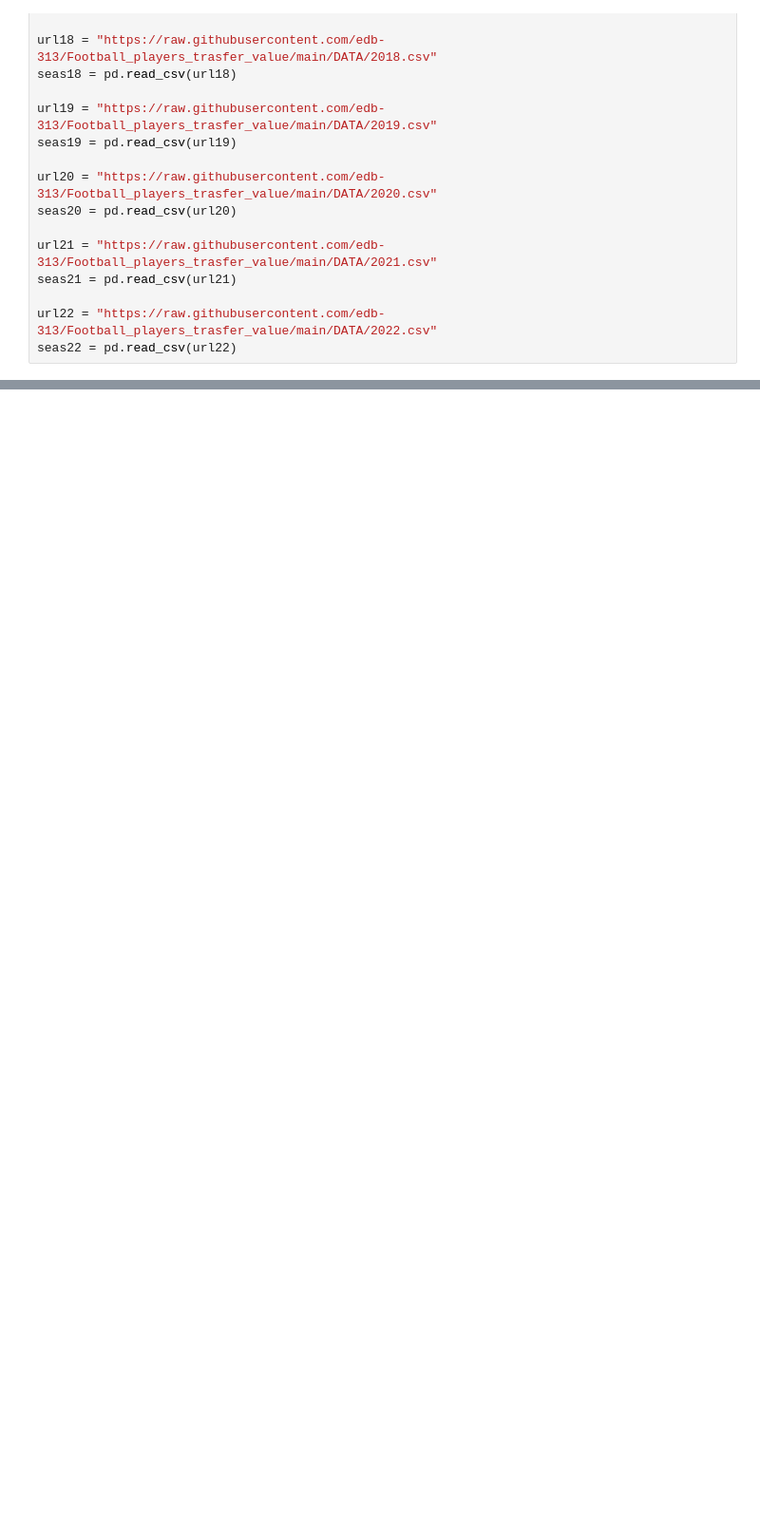
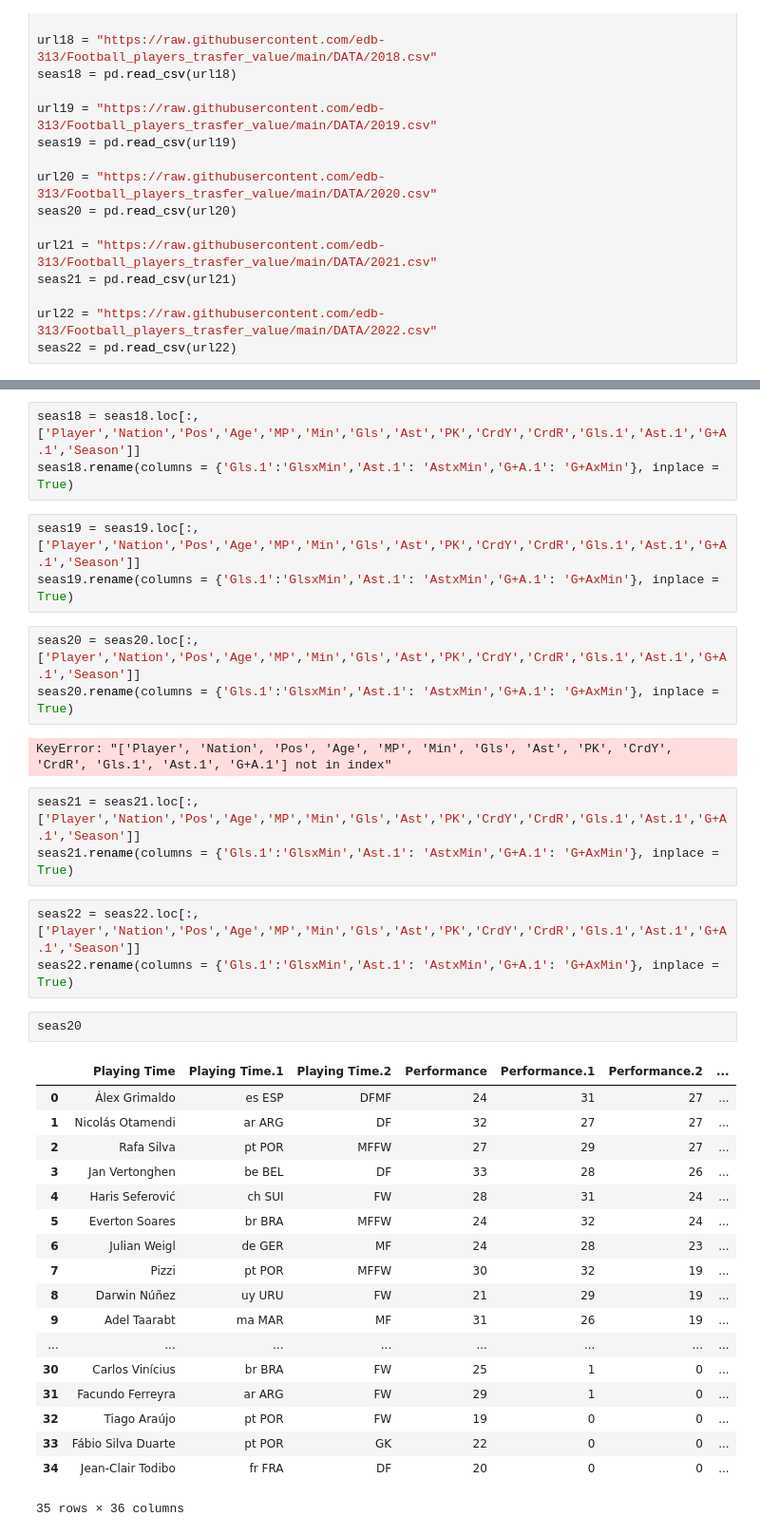
Before and after one commit to edb-313/Football_players_trasfer_value, a Jupyter notebook: Main.ipynb, the cells around one changed output, grey strips where cells are left out. Shown: that part at 95% size. Saved outputs shown, nothing was run; the diff lists cells and outputs as text; blank space fills up the shorter version.

Commit message:
Deleted Columns

```diff
--- a/Main.ipynb
+++ b/Main.ipynb
@@ -89,0 +122,38 @@ seas08
+# %%
+seas18 = seas18.loc[:,['Player','Nation','Pos','Age','MP','Min','Gls','Ast','PK','CrdY','CrdR','Gls.1','Ast.1','G+A.1','Season']]
+seas18.rename(columns = {'Gls.1':'GlsxMin','Ast.1': 'AstxMin','G+A.1': 'G+AxMin'}, inplace = True)
+# %%
+seas19 = seas19.loc[:,['Player','Nation','Pos','Age','MP','Min','Gls','Ast','PK','CrdY','CrdR','Gls.1','Ast.1','G+A.1','Season']]
+seas19.rename(columns = {'Gls.1':'GlsxMin','Ast.1': 'AstxMin','G+A.1': 'G+AxMin'}, inplace = True)
+# %%
+seas20 = seas20.loc[:,['Player','Nation','Pos','Age','MP','Min','Gls','Ast','PK','CrdY','CrdR','Gls.1','Ast.1','G+A.1','Season']]
+seas20.rename(columns = {'Gls.1':'GlsxMin','Ast.1': 'AstxMin','G+A.1': 'G+AxMin'}, inplace = True)
+# %% [output]
+KeyError: "['Player', 'Nation', 'Pos', 'Age', 'MP', 'Min', 'Gls', 'Ast', 'PK', 'CrdY', 'CrdR', 'Gls.1', 'Ast.1', 'G+A.1'] not in index"
+# %%
+seas21 = seas21.loc[:,['Player','Nation','Pos','Age','MP','Min','Gls','Ast','PK','CrdY','CrdR','Gls.1','Ast.1','G+A.1','Season']]
+seas21.rename(columns = {'Gls.1':'GlsxMin','Ast.1': 'AstxMin','G+A.1': 'G+AxMin'}, inplace = True)
+# %%
+seas22 = seas22.loc[:,['Player','Nation','Pos','Age','MP','Min','Gls','Ast','PK','CrdY','CrdR','Gls.1','Ast.1','G+A.1','Season']]
+seas22.rename(columns = {'Gls.1':'GlsxMin','Ast.1': 'AstxMin','G+A.1': 'G+AxMin'}, inplace = True)
+# %%
+seas20
+# %% [output]
+|  | Playing Time | Playing Time.1 | Playing Time.2 | Performance | Performance.1 | Performance.2 | ... |
+| 0 | Álex Grimaldo | es ESP | DFMF | 24 | 31 | 27 | ... |
+| 1 | Nicolás Otamendi | ar ARG | DF | 32 | 27 | 27 | ... |
+| 2 | Rafa Silva | pt POR | MFFW | 27 | 29 | 27 | ... |
+| 3 | Jan Vertonghen | be BEL | DF | 33 | 28 | 26 | ... |
+| 4 | Haris Seferović | ch SUI | FW | 28 | 31 | 24 | ... |
+| 5 | Everton Soares | br BRA | MFFW | 24 | 32 | 24 | ... |
+| 6 | Julian Weigl | de GER | MF | 24 | 28 | 23 | ... |
+| 7 | Pizzi | pt POR | MFFW | 30 | 32 | 19 | ... |
+| 8 | Darwin Núñez | uy URU | FW | 21 | 29 | 19 | ... |
+| 9 | Adel Taarabt | ma MAR | MF | 31 | 26 | 19 | ... |
+| ... | ... | ... | ... | ... | ... | ... | ... |
+| 30 | Carlos Vinícius | br BRA | FW | 25 | 1 | 0 | ... |
+| 31 | Facundo Ferreyra | ar ARG | FW | 29 | 1 | 0 | ... |
+| 32 | Tiago Araújo | pt POR | FW | 19 | 0 | 0 | ... |
+| 33 | Fábio Silva Duarte | pt POR | GK | 22 | 0 | 0 | ... |
+| 34 | Jean-Clair Todibo | fr FRA | DF | 20 | 0 | 0 | ... |
+35 rows × 36 columns
```
Also changed, not shown: parts of 14 cells of this notebook, 1 other file.
